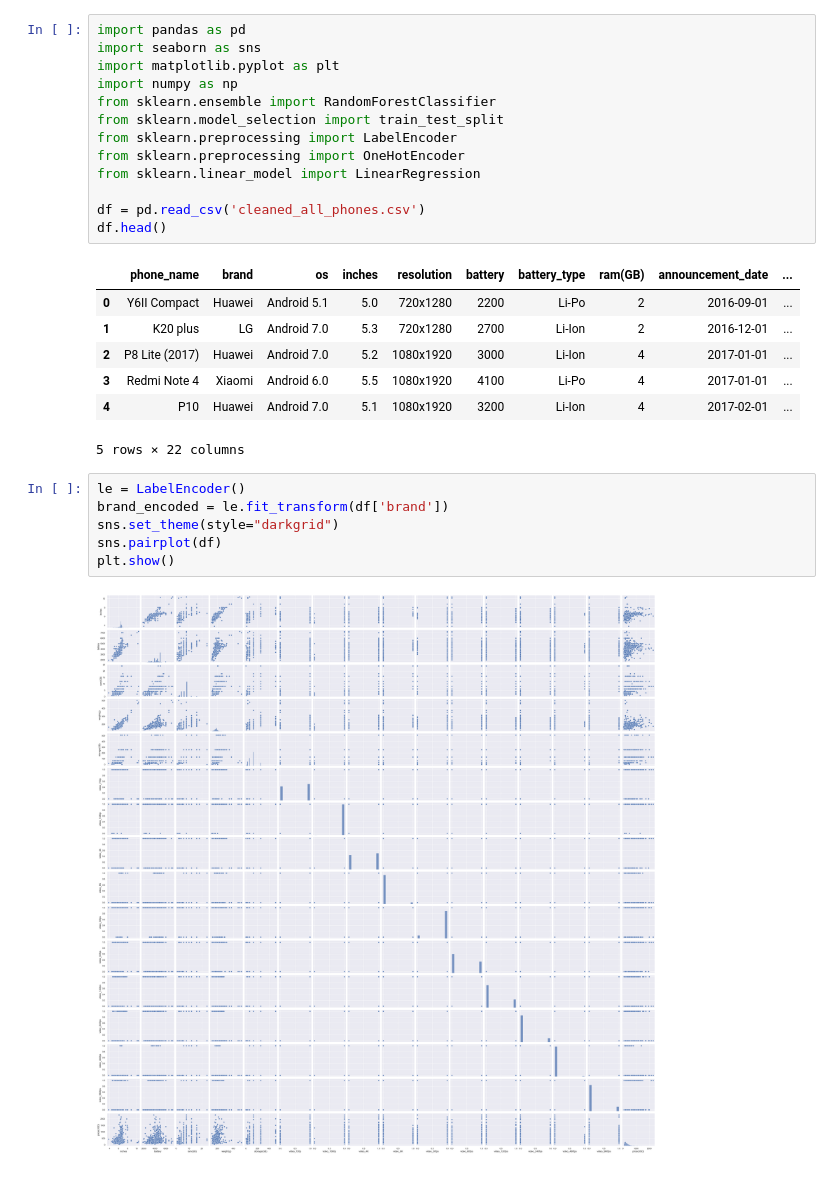
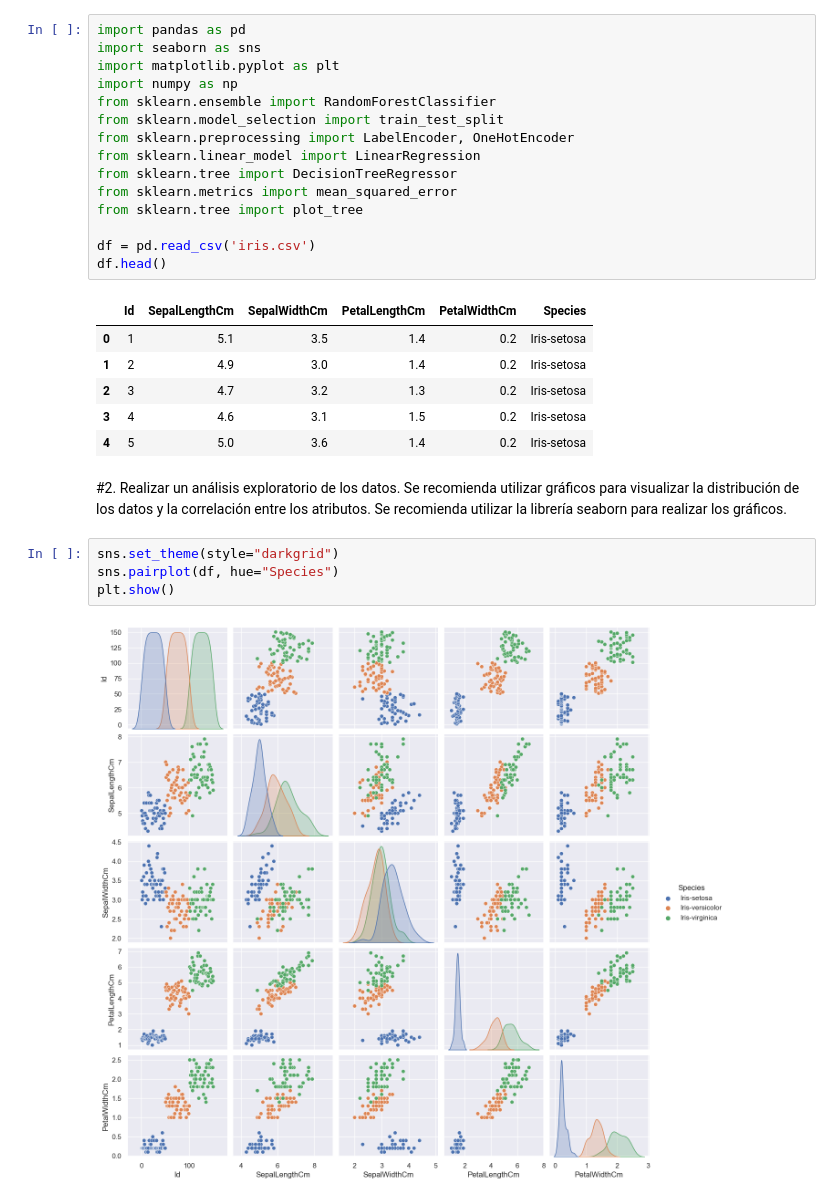
Before and after one commit to ramigalv60/Inteligencias-Artificiales-TIC, a Jupyter notebook: TP1.ipynb, the cells around one changed output. Saved outputs shown, nothing was run; the diff lists cells and outputs as text.

```diff
--- a/TP1.ipynb
+++ b/TP1.ipynb
@@ -7,25 +9,26 @@ import matplotlib.pyplot as plt
 import numpy as np
 from sklearn.ensemble import RandomForestClassifier
 from sklearn.model_selection import train_test_split
-from sklearn.preprocessing import LabelEncoder
-from sklearn.preprocessing import OneHotEncoder
+from sklearn.preprocessing import LabelEncoder, OneHotEncoder
 from sklearn.linear_model import LinearRegression
+from sklearn.tree import DecisionTreeRegressor
+from sklearn.metrics import mean_squared_error
+from sklearn.tree import plot_tree
 
-df = pd.read_csv('cleaned_all_phones.csv')
+df = pd.read_csv('iris.csv')
 df.head()
 # %% [output]
-|  | phone_name | brand | os | inches | resolution | battery | battery_type | ram(GB) | announcement_date | ... |
-| 0 | Y6II Compact | Huawei | Android 5.1 | 5.0 | 720x1280 | 2200 | Li-Po | 2 | 2016-09-01 | ... |
-| 1 | K20 plus | LG | Android 7.0 | 5.3 | 720x1280 | 2700 | Li-Ion | 2 | 2016-12-01 | ... |
-| 2 | P8 Lite (2017) | Huawei | Android 7.0 | 5.2 | 1080x1920 | 3000 | Li-Ion | 4 | 2017-01-01 | ... |
-| 3 | Redmi Note 4 | Xiaomi | Android 6.0 | 5.5 | 1080x1920 | 4100 | Li-Po | 4 | 2017-01-01 | ... |
-| 4 | P10 | Huawei | Android 7.0 | 5.1 | 1080x1920 | 3200 | Li-Ion | 4 | 2017-02-01 | ... |
+|  | Id | SepalLengthCm | SepalWidthCm | PetalLengthCm | PetalWidthCm | Species |
+| 0 | 1 | 5.1 | 3.5 | 1.4 | 0.2 | Iris-setosa |
+| 1 | 2 | 4.9 | 3.0 | 1.4 | 0.2 | Iris-setosa |
+| 2 | 3 | 4.7 | 3.2 | 1.3 | 0.2 | Iris-setosa |
+| 3 | 4 | 4.6 | 3.1 | 1.5 | 0.2 | Iris-setosa |
+| 4 | 5 | 5.0 | 3.6 | 1.4 | 0.2 | Iris-setosa |
-5 rows × 22 columns
+# %% [markdown]
+#2. Realizar un análisis exploratorio de los datos. Se recomienda utilizar gráficos para visualizar la distribución de los datos y la correlación entre los atributos. Se recomienda utilizar la librería seaborn para realizar los gráficos.
 # %%
-le = LabelEncoder()
-brand_encoded = le.fit_transform(df['brand'])
 sns.set_theme(style="darkgrid")
-sns.pairplot(df)
+sns.pairplot(df, hue="Species")
 plt.show()
 # %% [output]
-[figure, old version]
+[figure, new version]
```
Also changed, not shown: parts of 17 cells of this notebook, 2 other files.
